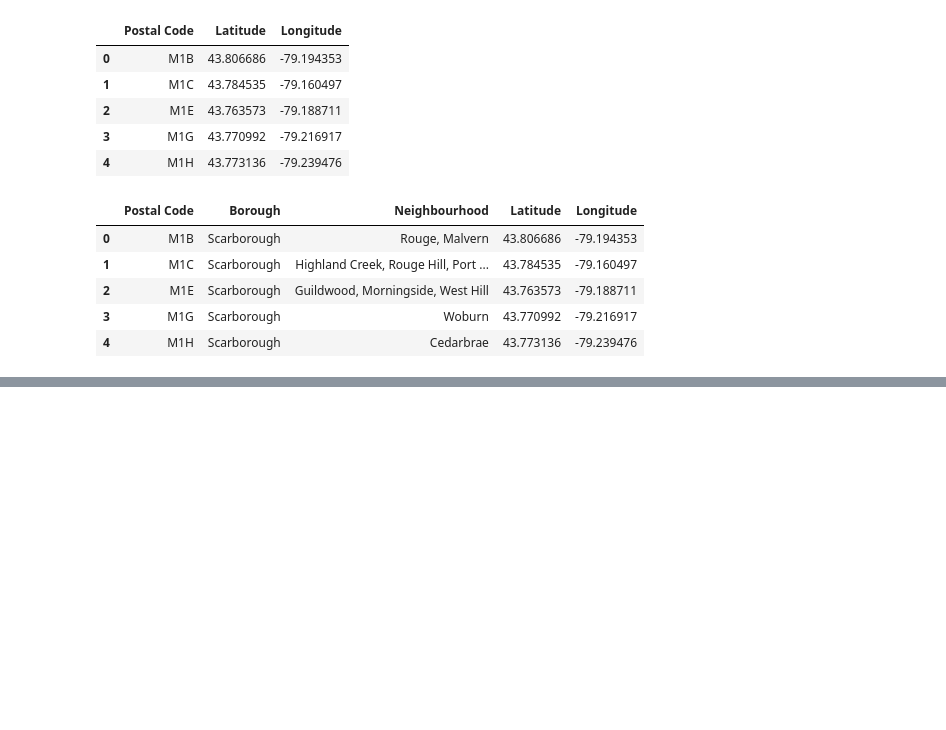
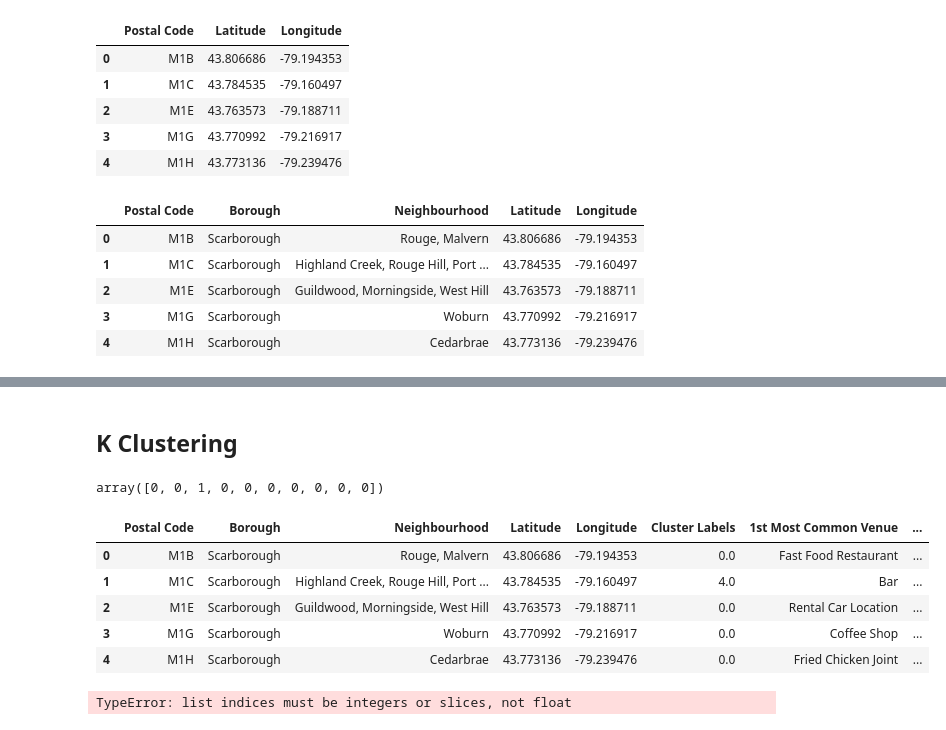
Before and after one commit to JJ-Data/Coursera_Capstone, a Jupyter notebook: Segmentation Project 02.ipynb, the cells around one changed output, grey strips where cells are left out. Drawn from its saved outputs; the diff is of its cells as text; code cells hidden in the pictures; blank space fills up the shorter version.

```diff
--- a/Segmentation Project 02.ipynb
+++ b/Segmentation Project 02.ipynb
@@ -70,0 +301,3 @@ Toronto_Postal.head()
+# %%
+Toronto_grouped = Toronto_one.groupby('Neighbourhood').mean().reset_index()
+Toronto_grouped.head()
@@ -70,0 +375,32 @@ Toronto_Postal.head()
+# %% [markdown]
+## K Clustering
+# %%
+# set number of clusters
+kclusters = 5
+
+Toronto_grouped_clustering = Toronto_grouped.drop('Neighbourhood', 1)
+
+# run k-means clustering
+kmeans = KMeans(n_clusters=kclusters, random_state=0).fit(Toronto_grouped_clustering)
+
+# check cluster labels generated for each row in the dataframe
+kmeans.labels_[0:10]
+# %% [output]
+array([0, 0, 1, 0, 0, 0, 0, 0, 0, 0])
+# %%
+# add clustering labels
+Toronto_venues_sorted.insert(0, 'Cluster Labels', kmeans.labels_)
+
+Toronto_merged = Toronto_Postal
+
+# merge toronto_grouped with toronto_data to add latitude/longitude for each neighborhood
+Toronto_merged = Toronto_merged.join(Toronto_venues_sorted.set_index('Neighbourhood'), on='Neighbourhood')
+
+Toronto_merged.head() # check the last columns!
+# %% [output]
+|  | Postal Code | Borough | Neighbourhood | Latitude | Longitude | Cluster Labels | 1st Most Common Venue | ... |
+| 0 | M1B | Scarborough | Rouge, Malvern | 43.806686 | -79.194353 | 0.0 | Fast Food Restaurant | ... |
+| 1 | M1C | Scarborough | Highland Creek, Rouge Hill, Port ... | 43.784535 | -79.160497 | 4.0 | Bar | ... |
+| 2 | M1E | Scarborough | Guildwood, Morningside, West Hill | 43.763573 | -79.188711 | 0.0 | Rental Car Location | ... |
+| 3 | M1G | Scarborough | Woburn | 43.770992 | -79.216917 | 0.0 | Coffee Shop | ... |
+| 4 | M1H | Scarborough | Cedarbrae | 43.773136 | -79.239476 | 0.0 | Fried Chicken Joint | ... |
@@ -70,0 +410,27 @@ Toronto_Postal.head()
+# %%
+
+# create map
+map_clusters = folium.Map(location=[latitude, longitude], zoom_start=11)
+
+# set color scheme for the clusters
+x = np.arange(kclusters)
+ys = [i + x + (i*x)**2 for i in range(kclusters)]
+colors_array = cm.rainbow(np.linspace(0, 1, len(ys)))
+rainbow = [colors.rgb2hex(i) for i in colors_array]
+
+# add markers to the map
+markers_colors = []
+for lat, lon, poi, cluster in zip(Toronto_merged['Latitude'], Toronto_merged['Longitude'], Toronto_merged['Neighbourhood'], Toronto_merged['Cluster Labels']):
+    label = folium.Popup(str(poi) + ' Cluster ' + str(cluster), parse_html=True)
+    folium.CircleMarker(
+        [lat, lon],
+        radius=5,
+        popup=label,
+        color=rainbow[cluster-1],
+        fill=True,
+        fill_color=rainbow[cluster-1],
+        fill_opacity=0.7).add_to(map_clusters)
+
+map_clusters
+# %% [output]
+TypeError: list indices must be integers or slices, not float
```
Also changed, not shown: parts of 34 cells of this notebook.
